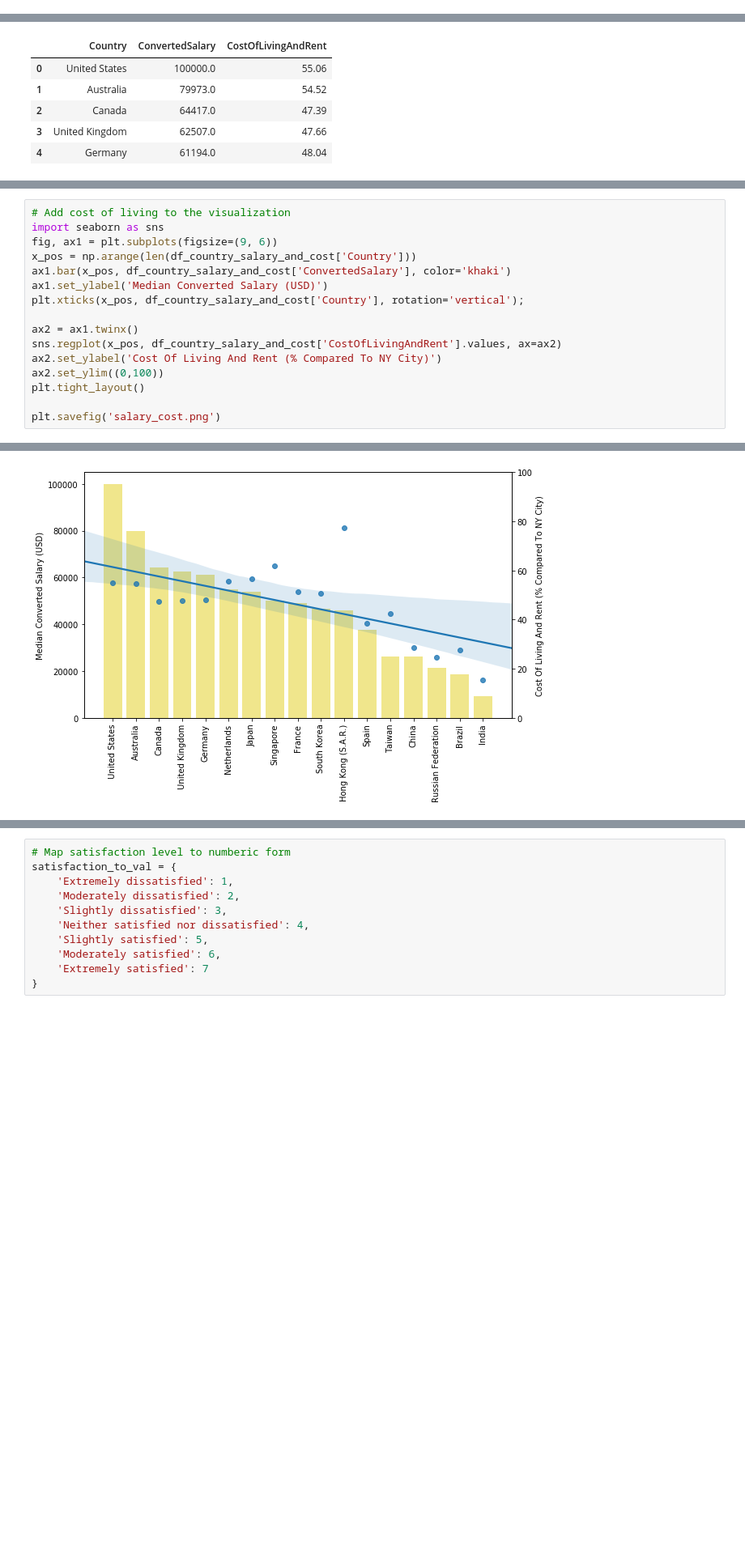
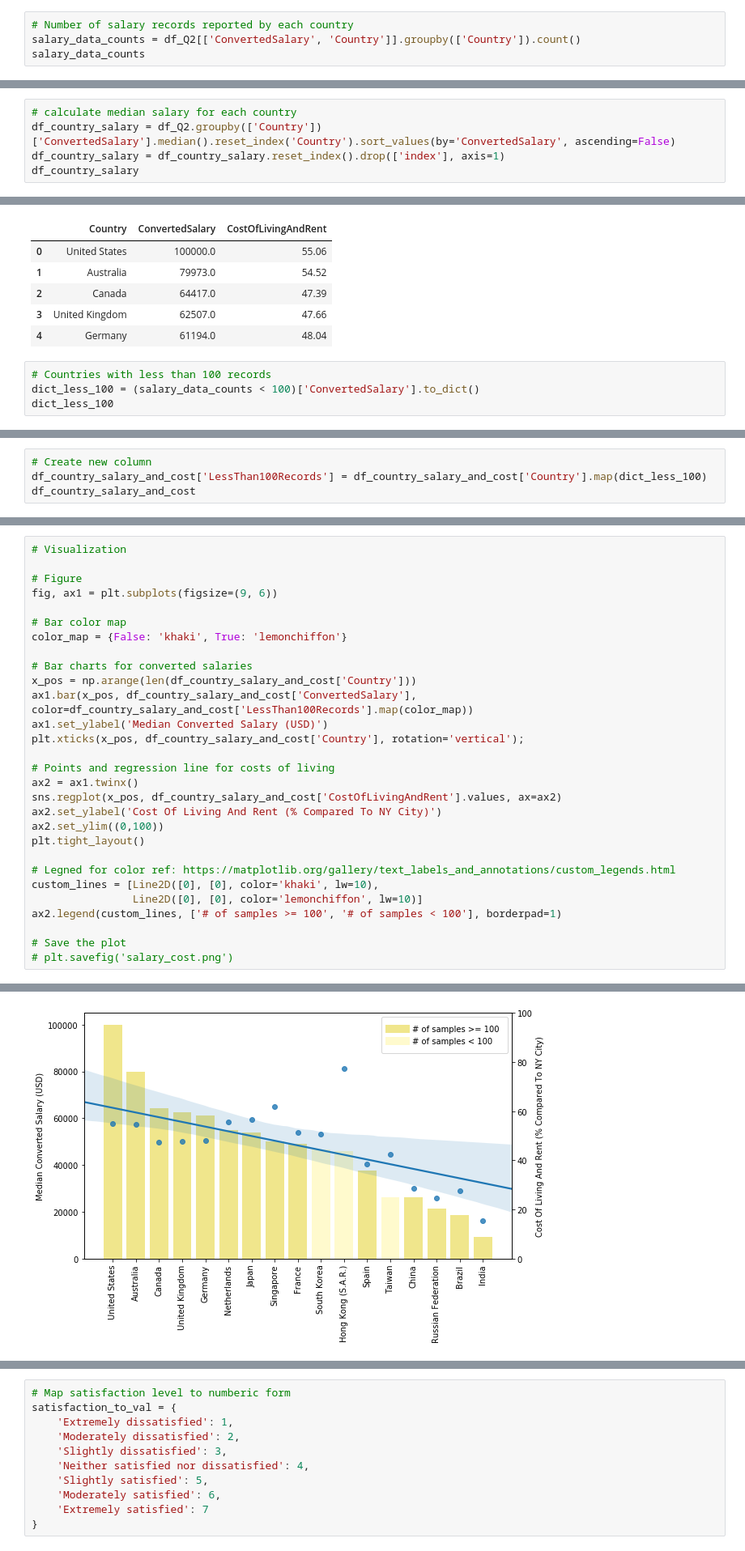
Before and after one commit to alankashiwa/stackoverflow-survey-analysis, a Jupyter notebook: country-difference-analysis.ipynb, the cells around one changed output, grey strips where cells are left out. Shown at 81% size. Saved outputs shown, nothing was run; the diff lists cells and outputs as text; blank space fills up the shorter version.

```diff
--- a/country-difference-analysis.ipynb
+++ b/country-difference-analysis.ipynb
@@ -427,0 +432,4 @@ Though the converted salaries give us a way to compare how much we are able to e
+# %%
+# Number of salary records reported by each country
+salary_data_counts = df_Q2[['ConvertedSalary', 'Country']].groupby(['Country']).count()
+salary_data_counts
@@ -427,0 +463,5 @@ Though the converted salaries give us a way to compare how much we are able to e
+# %%
+# calculate median salary for each country
+df_country_salary = df_Q2.groupby(['Country'])['ConvertedSalary'].median().reset_index('Country').sort_values(by='ConvertedSalary', ascending=False)
+df_country_salary = df_country_salary.reset_index().drop(['index'], axis=1)
+df_country_salary
@@ -457,3 +518,7 @@ df_country_salary_and_cost.head()
 | 2 | Canada | 64417.0 | 47.39 |
 | 3 | United Kingdom | 62507.0 | 47.66 |
 | 4 | Germany | 61194.0 | 48.04 |
+# %%
+# Countries with less than 100 records
+dict_less_100 = (salary_data_counts < 100)['ConvertedSalary'].to_dict()
+dict_less_100
@@ -459,0 +543,4 @@ df_country_salary_and_cost.head()
+# %%
+# Create new column
+df_country_salary_and_cost['LessThan100Records'] = df_country_salary_and_cost['Country'].map(dict_less_100)
+df_country_salary_and_cost
@@ -460,17 +569,30 @@ df_country_salary_and_cost.head()
 # %%
-# Add cost of living to the visualization
-import seaborn as sns
+# Visualization
+
+# Figure
 fig, ax1 = plt.subplots(figsize=(9, 6))
+
+# Bar color map
+color_map = {False: 'khaki', True: 'lemonchiffon'}
+
+# Bar charts for converted salaries
 x_pos = np.arange(len(df_country_salary_and_cost['Country']))
-ax1.bar(x_pos, df_country_salary_and_cost['ConvertedSalary'], color='khaki')
+ax1.bar(x_pos, df_country_salary_and_cost['ConvertedSalary'], color=df_country_salary_and_cost['LessThan100Records'].map(color_map))
 ax1.set_ylabel('Median Converted Salary (USD)')
 plt.xticks(x_pos, df_country_salary_and_cost['Country'], rotation='vertical');
 
+# Points and regression line for costs of living
 ax2 = ax1.twinx()
 sns.regplot(x_pos, df_country_salary_and_cost['CostOfLivingAndRent'].values, ax=ax2)
 ax2.set_ylabel('Cost Of Living And Rent (% Compared To NY City)')
 ax2.set_ylim((0,100))
 plt.tight_layout()
 
-plt.savefig('salary_cost.png')
+# Legned for color ref: https://matplotlib.org/gallery/text_labels_and_annotations/custom_legends.html
+custom_lines = [Line2D([0], [0], color='khaki', lw=10),
+                Line2D([0], [0], color='lemonchiffon', lw=10)]
+ax2.legend(custom_lines, ['# of samples >= 100', '# of samples < 100'], borderpad=1)
+
+# Save the plot
+# plt.savefig('salary_cost.png')
 # %% [output]
@@ -477,2 +600,2 @@ plt.savefig('salary_cost.png')
-[figure, old version]
+[figure, new version]
 # %% [markdown]
```
Also changed, not shown: parts of 102 cells of this notebook.
